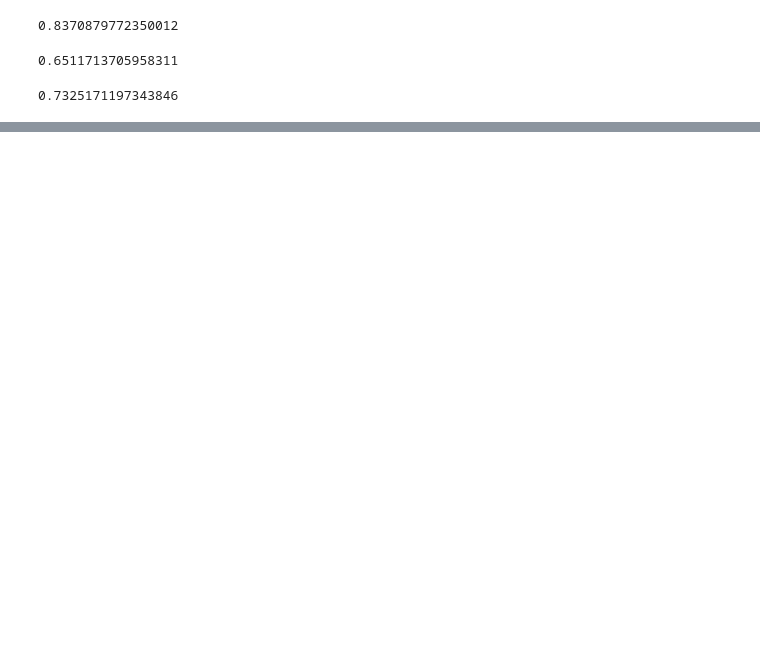
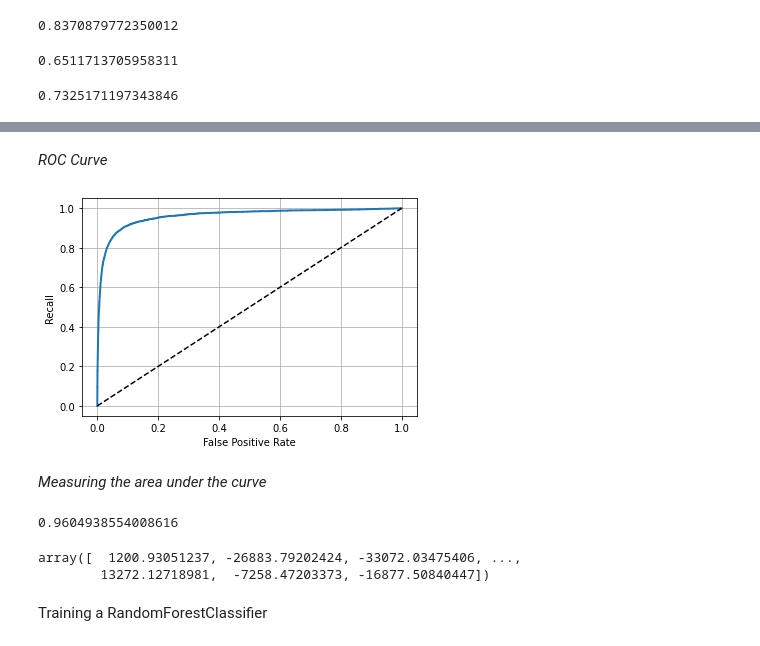
Before and after one commit to tharindatj/HandsOnMachinerLearning, a Jupyter notebook: classification_chapter3.ipynb, the cells around one changed output, grey strips where cells are left out. Drawn from its saved outputs; the diff is of its cells as text; code cells hidden in the pictures; blank space fills up the shorter version.

```diff
--- a/classification_chapter3.ipynb
+++ b/classification_chapter3.ipynb
@@ -113,0 +155,33 @@ recall_score(y_train_5, y_train_pred_90)
+# %% [markdown]
+*ROC Curve*
+# %%
+from sklearn.metrics import roc_curve
+fpr, tpr, thresholds = roc_curve(y_train_5, y_scores)
+
+def plot_roc_curve(fpr, tpr, label=None):
+  plt.plot(fpr, tpr, linewidth=2, label=label)
+  plt.plot([0,1], [0,1], 'k--')
+  plt.grid(b=True)
+  plt.xlabel("False Positive Rate")
+  plt.ylabel('Recall')
+  [...]
+
+plot_roc_curve(fpr, tpr)
+plt.show()
+# %% [output]
+[figure, added]
+# %% [markdown]
+*Measuring the area under the curve*
+# %%
+#ROC score closer to 1 the more accurate the classifier
+from sklearn.metrics import roc_auc_score
+roc_auc_score(y_train_5, y_scores)
+# %% [output]
+0.9604938554008616
+# %%
+y_scores
+# %% [output]
+array([  1200.93051237, -26883.79202424, -33072.03475406, ...,
+        13272.12718981,  -7258.47203373, -16877.50840447])
+# %% [markdown]
+Training a RandomForestClassifier
```
Also changed, not shown: parts of 30 cells of this notebook.
